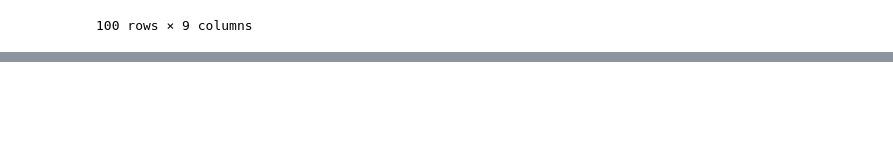
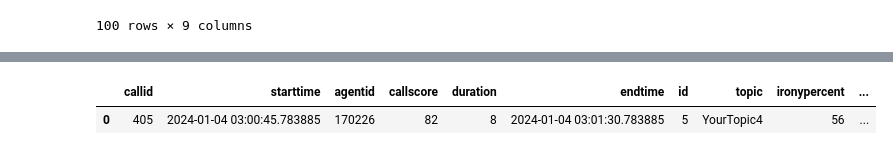
Before and after one commit to ashnik777/MoodMap, a Jupyter notebook: get_charts.ipynb, the cells around one changed output, grey strips where cells are left out. Saved outputs shown, nothing was run; the diff lists cells and outputs as text; code cells hidden in the pictures; blank space fills up the shorter version.

```diff
--- a/get_charts.ipynb
+++ b/get_charts.ipynb
@@ -183,0 +312,5 @@ agent_text_emotion
+# %%
+df
+# %% [output]
+|  | callid | starttime | agentid | callscore | duration | endtime | id | topic | ironypercent | ... |
+| 0 | 405 | 2024-01-04 03:00:45.783885 | 170226 | 82 | 8 | 2024-01-04 03:01:30.783885 | 5 | YourTopic4 | 56 | ... |
```
Also changed, not shown: parts of 12 cells of this notebook, 5 other files.
